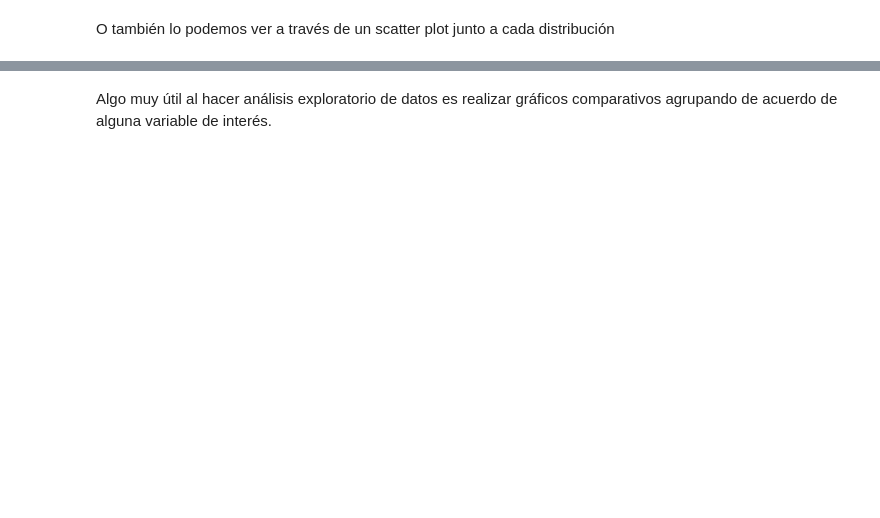
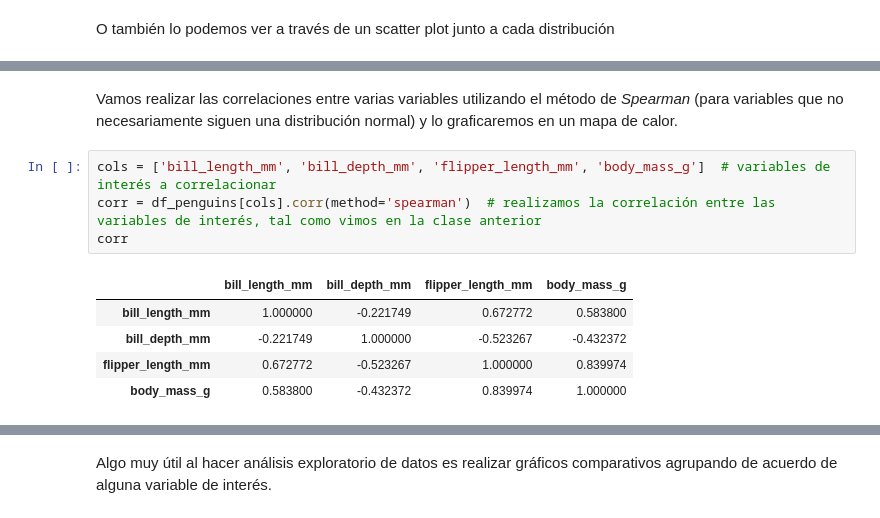
Before and after one commit to ftommasini/taller-python-cientifico, a Jupyter notebook: 3_Visualizacion_Datos.ipynb, the cells around one changed output, grey strips where cells are left out. Saved outputs shown, nothing was run; the diff lists cells and outputs as text; blank space fills up the shorter version.

```diff
--- a/3_Visualizacion_Datos.ipynb
+++ b/3_Visualizacion_Datos.ipynb
@@ -412,0 +409,12 @@ sns.jointplot(data=datos, x="x", y="y", kind="scatter");
+# %% [markdown]
+Vamos realizar las correlaciones entre varias variables utilizando el método de *Spearman* (para variables que no necesariamente siguen una distribución normal) y lo graficaremos en un mapa de calor.
+# %%
+cols = ['bill_length_mm', 'bill_depth_mm', 'flipper_length_mm', 'body_mass_g']  # variables de interés a correlacionar
+corr = df_penguins[cols].corr(method='spearman')  # realizamos la correlación entre las variables de interés, tal como vimos en la clase anterior
+corr
+# %% [output]
+|  | bill_length_mm | bill_depth_mm | flipper_length_mm | body_mass_g |
+| bill_length_mm | 1.000000 | -0.221749 | 0.672772 | 0.583800 |
+| bill_depth_mm | -0.221749 | 1.000000 | -0.523267 | -0.432372 |
+| flipper_length_mm | 0.672772 | -0.523267 | 1.000000 | 0.839974 |
+| body_mass_g | 0.583800 | -0.432372 | 0.839974 | 1.000000 |
```
Also changed, not shown: parts of 43 cells of this notebook, 3 other files.
